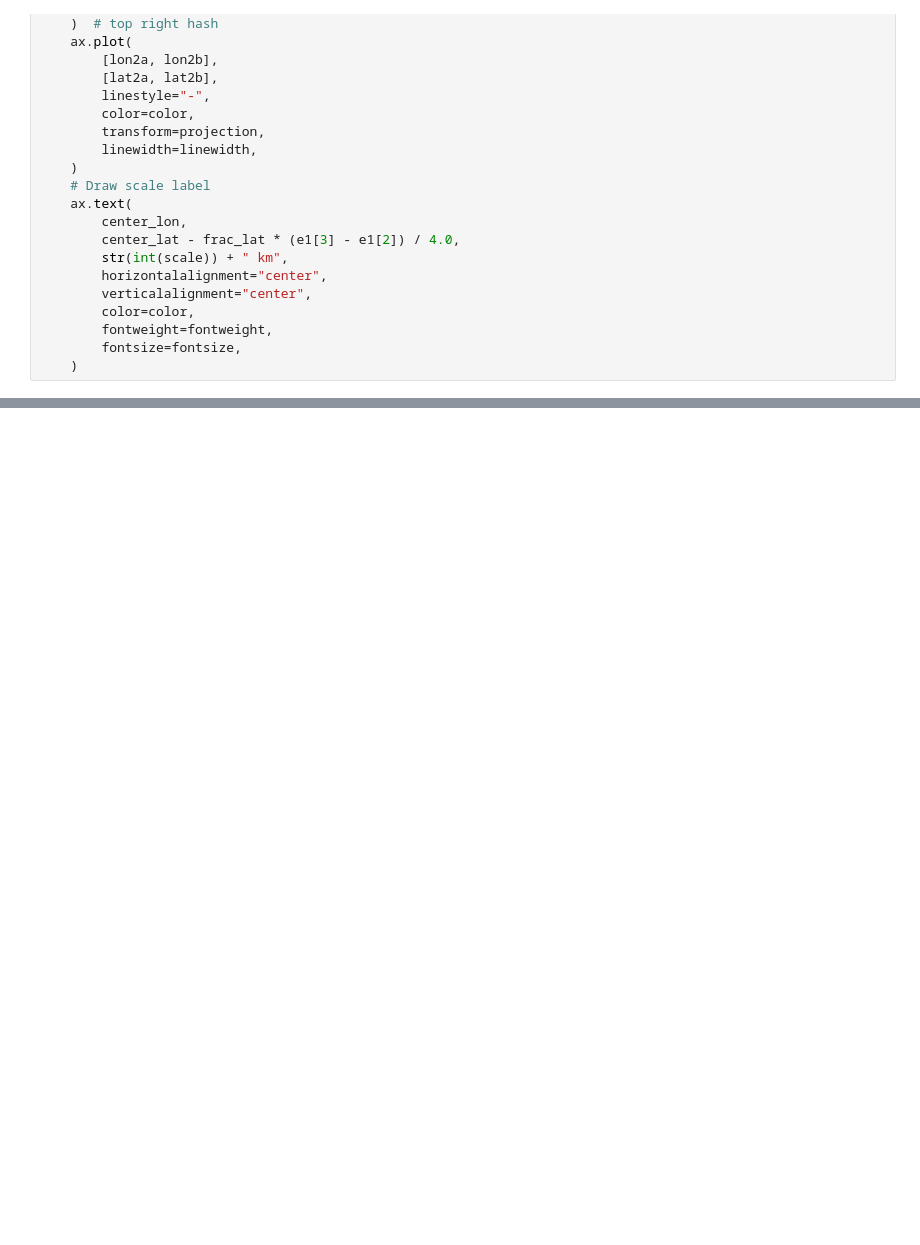
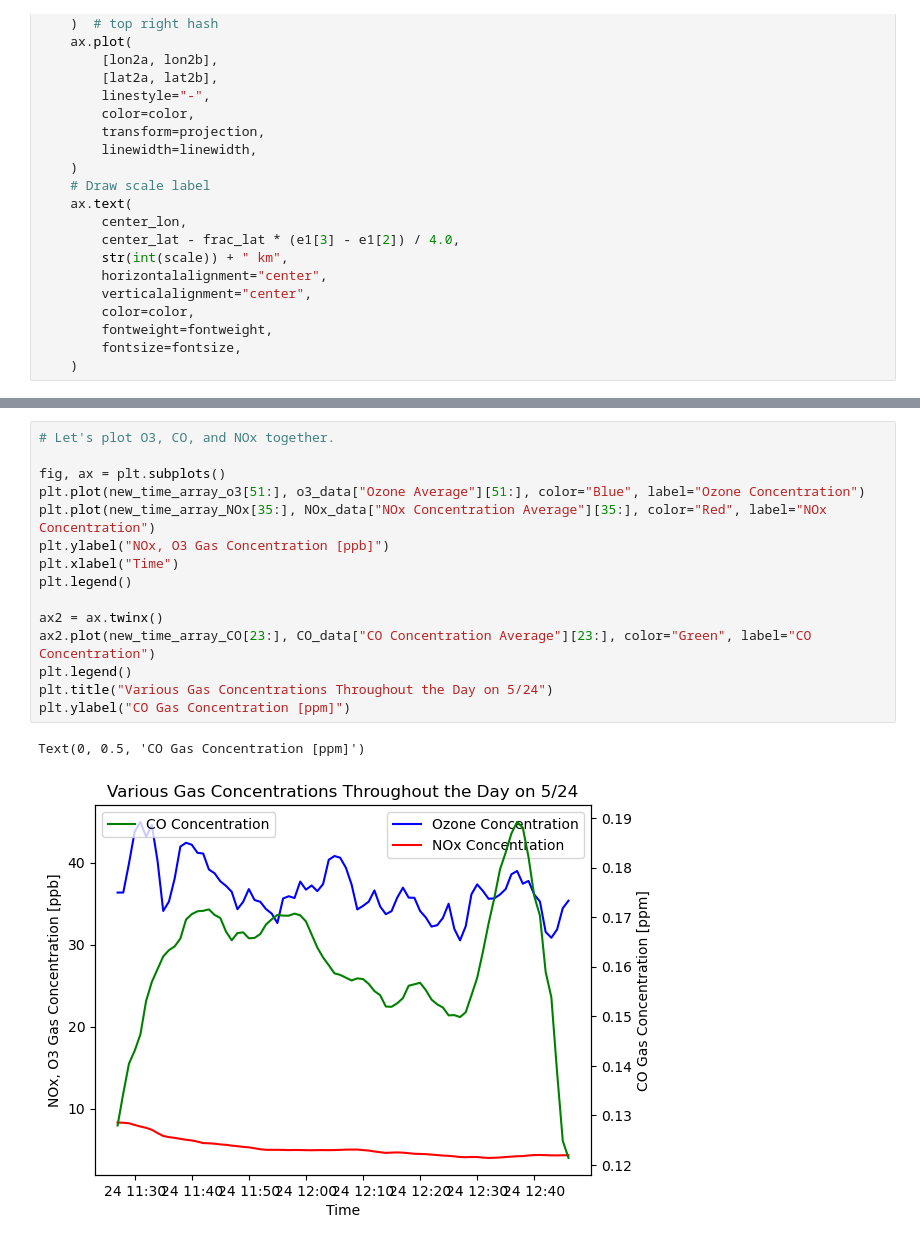
Before and after one commit to EVS-ATMOS/air-quality-sensors, a Jupyter notebook: toybox.ipynb, the cells around one changed output, grey strips where cells are left out. Cells and saved outputs as stored; diff of their text form; blank space fills up the shorter version.

```diff
--- a/toybox.ipynb
+++ b/toybox.ipynb
@@ -335,0 +441,18 @@ data
+# %%
+# Let's plot O3, CO, and NOx together.
+
+fig, ax = plt.subplots()
+plt.plot(new_time_array_o3[51:], o3_data["Ozone Average"][51:], color="Blue", label="Ozone Concentration")
+plt.plot(new_time_array_NOx[35:], NOx_data["NOx Concentration Average"][35:], color="Red", label="NOx Concentration")
+plt.ylabel("NOx, O3 Gas Concentration [ppb]")
+plt.xlabel("Time")
+plt.legend()
+
+ax2 = ax.twinx()
+ax2.plot(new_time_array_CO[23:], CO_data["CO Concentration Average"][23:], color="Green", label="CO Concentration")
+plt.legend()
+plt.title("Various Gas Concentrations Throughout the Day on 5/24")
+plt.ylabel("CO Gas Concentration [ppm]")
+# %% [output]
+Text(0, 0.5, 'CO Gas Concentration [ppm]')
+[figure, added]
```
Also changed, not shown: parts of 10 cells of this notebook.
